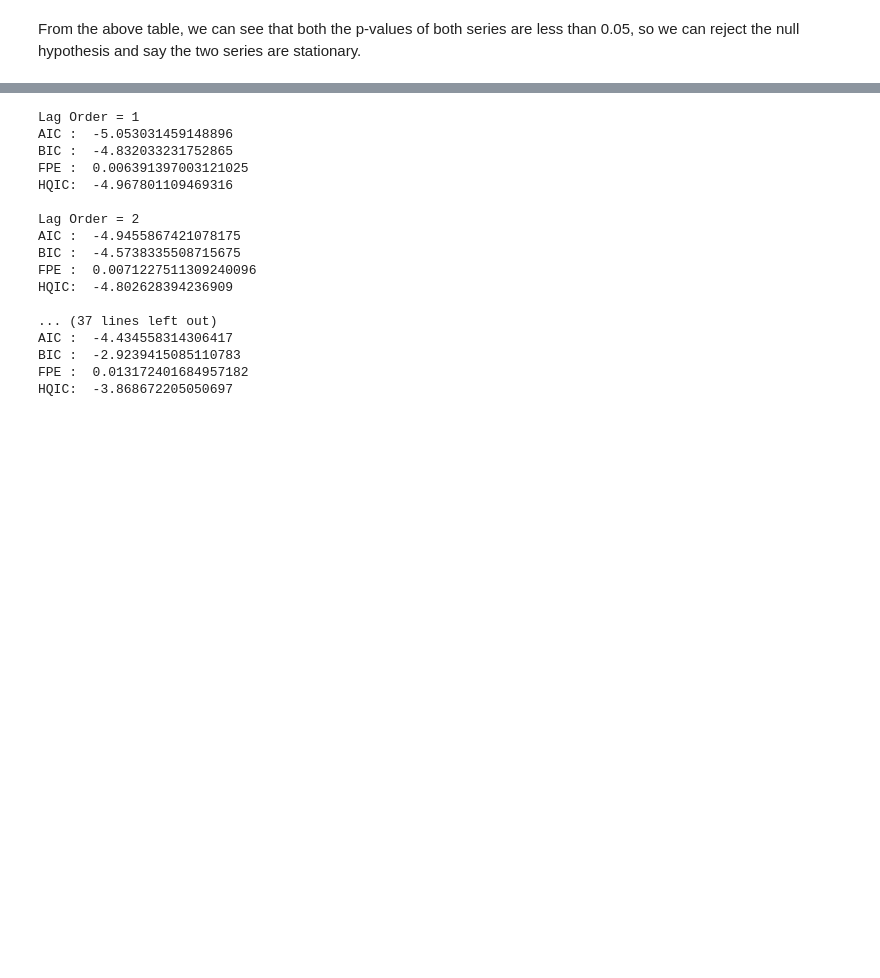
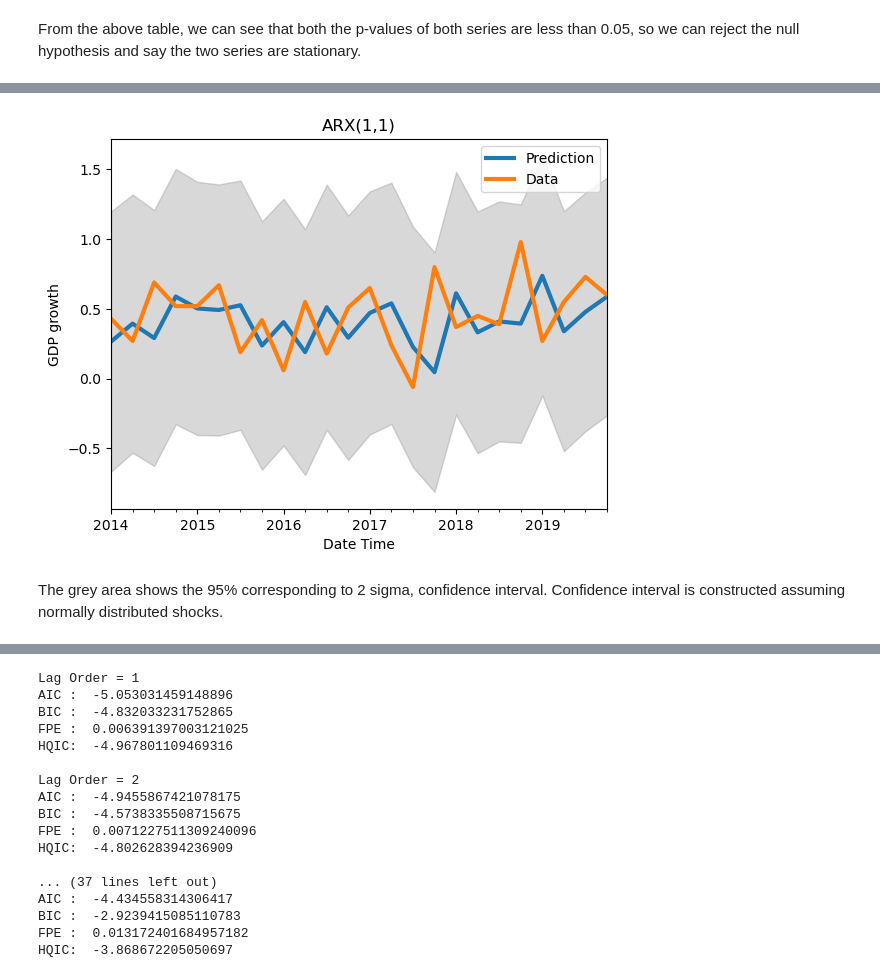
Before and after one commit to CatalinaEberle/now-casting, a Jupyter notebook: NowcastingGDPwithSentiments.ipynb, the cells around one changed output, grey strips where cells are left out. Saved outputs shown, nothing was run; the diff lists cells and outputs as text; code cells hidden in the pictures; blank space fills up the shorter version.

```diff
--- a/NowcastingGDPwithSentiments.ipynb
+++ b/NowcastingGDPwithSentiments.ipynb
@@ -425,0 +607,18 @@ From the above table, we can see that both the p-values of both series are less
+# %%
+#fig = resARX.plot_predict(start=training_set.index[-1],end=test_set.index[-1],exog_oos=test_set["Sentiments"],alpha=0.32)
+#fig.axes[0].plot(test_set.index,test_set["GDP"],label="GDP")
+
+#plt.legend()
+
+fig, ax = plt.subplots()
+predictionsARX["GDP"].plot(ax=ax,label="Prediction",lw=3)
+test_set["GDP"].plot(ax=ax,label="Data",lw=3)
+ax.fill_between(predictionsARX.index,predictionsARX["lower"].apply(lambda x: float(x)) ,predictionsARX["upper"].apply(lambda x: float(x)),alpha=0.3,color="grey")
+plt.legend()
+plt.title("ARX(1,1)")
+plt.ylabel("GDP growth")
+plt.show()
+# %% [output]
+[figure, added]
+# %% [markdown]
+The grey area shows the 95% corresponding to 2 sigma, confidence interval. Confidence interval is constructed assuming normally distributed shocks.
```
Also changed, not shown: parts of 40 cells of this notebook.
